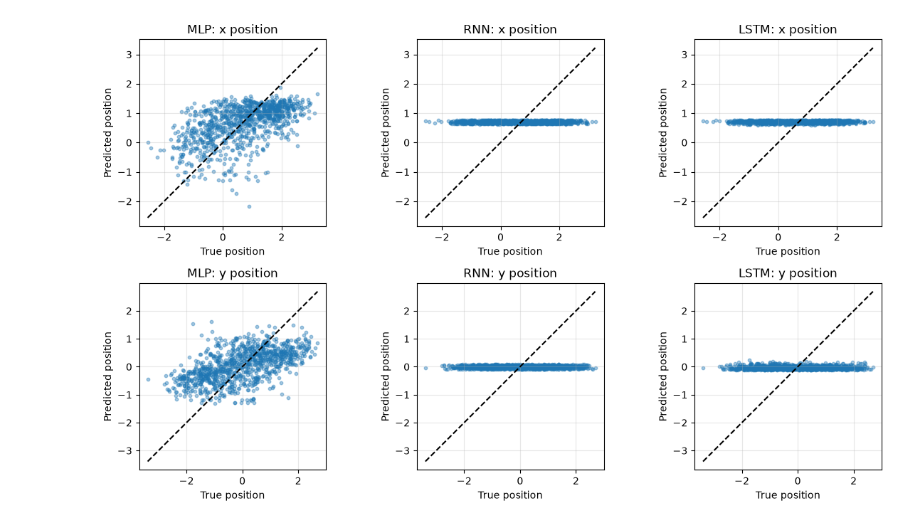
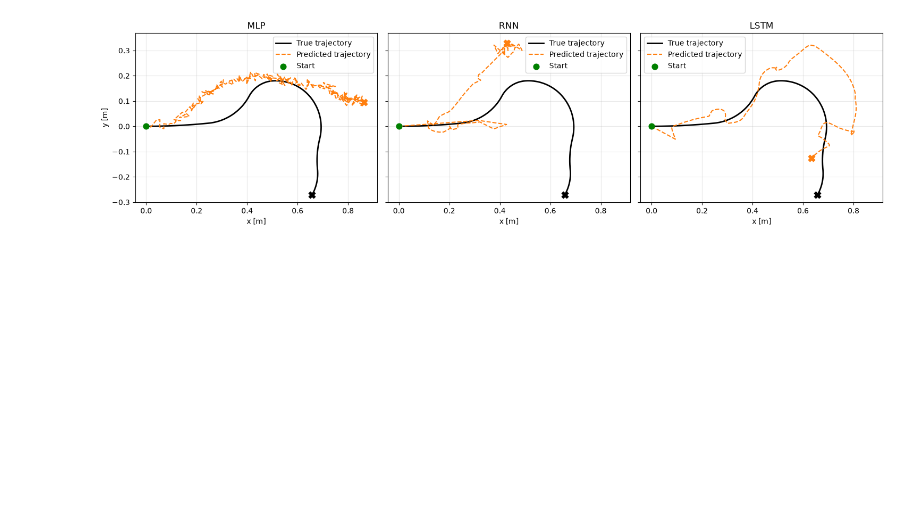
Before and after one commit to LUT-Advanced-Data-Analysis-ML/Period-2-Workshop-1, a Jupyter notebook: workshop-4-skeleton.ipynb, the cells around one changed output. Cells and saved outputs as stored; diff of their text form; code cells hidden in the pictures; blank space fills up the shorter version.

```diff
--- a/workshop-4-skeleton.ipynb
+++ b/workshop-4-skeleton.ipynb
@@ -57,7 +57,7 @@ Device: cpu
 datasets = {}
 trajectories = {}
 
-sequence_lengths = [100,]
+sequence_lengths = [200,]
 
 wheel_base = 0.095       # metres
 max_wheel_speed = 0.15   # metres per second
@@ -223,11 +223,12 @@ class MLP(nn.Module):
         self.layers = nn.Sequential(
             nn.Linear(4 * sequence_length, 64),
             nn.ReLU(),
-            nn.Linear(64, 2),
+            nn.Linear(64, 2 * sequence_length),
         )
 
     def forward(self, X):
-        return self.layers(X.flatten(start_dim=1))
+        prediction = self.layers(X.flatten(start_dim=1))
+        return prediction.reshape(X.shape[0], X.shape[1], 2)
 
 
 class RNN(nn.Module):
@@ -243,7 +244,7 @@ class RNN(nn.Module):
 
     def forward(self, X):
         H, _ = self.rnn(X)
-        return self.output(H[:, -1])
+        return self.output(H)
 
 
 class LSTM(nn.Module):
@@ -263,7 +264,7 @@ class LSTM(nn.Module):
 
     def forward(self, X):
         H, _ = self.lstm(X)
-        return self.output(H[:, -1])
+        return self.output(H)
 # %%
 results = {
     name: [] for name in ["Mean baseline", "MLP", "RNN", "LSTM"]
@@ -411,36 +426,67 @@ plt.show()
 # %%
-_, y = datasets[longest_sequence]
+sequence_length = max(sequence_lengths)
+sample_index = 0
+
+_, y = datasets[sequence_length]
 y_test = y[n_train + n_val:]
 
-fig, axes = plt.subplots(2, 3, figsize=(12, 7))
+true_position = y_test[sample_index].numpy()
+true_path = np.vstack([np.zeros((1, 2)), true_position])
 
-for column, model_name in enumerate(["MLP", "RNN", "LSTM"]):
-    prediction = test_predictions[(model_name, longest_sequence)]
+fig, axes = plt.subplots(
+    1, 3, figsize=(15, 5), sharex=True, sharey=True
+)
 
-    for coordinate, coordinate_name in enumerate(["x", "y"]):
-        axis = axes[coordinate, column]
+for axis, model_name in zip(axes, ["MLP", "RNN", "LSTM"]):
+    predicted_position = test_predictions[
+        (model_name, sequence_length)
+    ][sample_index].numpy()
 
-        true_values = y_test[:, coordinate].numpy()
-        predicted_values = prediction[:, coordinate].numpy()
+    predicted_path = np.vstack([
+        np.zeros((1, 2)),
+        predicted_position,
+    ])
 
-        lower = min(true_values.min(), predicted_values.min())
-        upper = max(true_values.max(), predicted_values.max())
+    axis.plot(
+        true_path[:, 0],
+        true_path[:, 1],
+        color="black",
+        linewidth=2,
+        label="True trajectory",
+    )
+    axis.plot(
+        predicted_path[:, 0],
+        predicted_path[:, 1],
+        "--",
+        color="tab:orange",
+        label="Predicted trajectory",
+    )
 
-        axis.scatter(
-            true_values,
-            predicted_values,
-            s=10,
-            alpha=0.4,
-        )
-        axis.plot([lower, upper], [lower, upper], "k--")
+    axis.scatter(0, 0, color="green", s=60, label="Start", zorder=3)
+    axis.scatter(
+        *true_path[-1],
+        color="black",
+        marker="X",
+        s=80,
+        zorder=3,
+    )
+    axis.scatter(
+        *predicted_path[-1],
+        color="tab:orange",
+        marker="X",
+        s=80,
+        zorder=3,
+    )
 
-        axis.set_title(f"{model_name}: {coordinate_name} position")
-        axis.set_xlabel("True position")
-        axis.set_ylabel("Predicted position")
-        axis.set_aspect("equal", adjustable="box")
-        axis.grid(alpha=0.3)
+    axis.set_title(model_name)
+    axis.set_xlabel("x [m]")
+    axis.set_aspect("equal", adjustable="box")
+    axis.grid(alpha=0.3)
+    axis.legend()
+
+axes[0].set_ylabel("y [m]")
 
 plt.tight_layout()
 plt.show()
 # %% [output]
-[figure, old version]
+[figure, new version]
```
Also changed, not shown: parts of 6 cells of this notebook.
